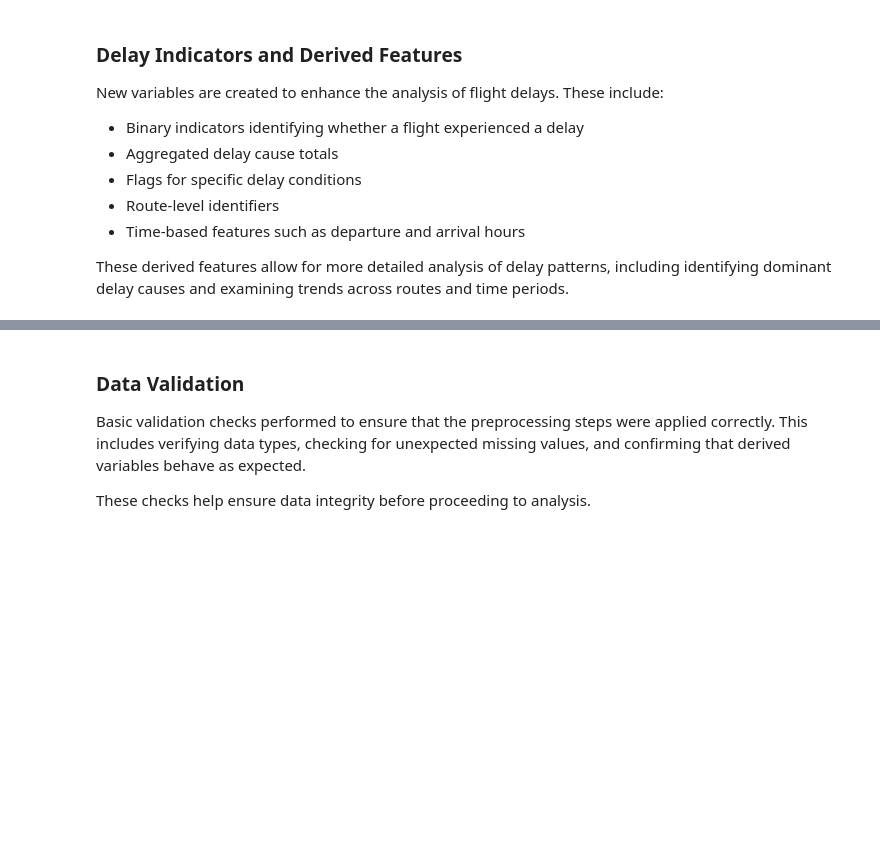
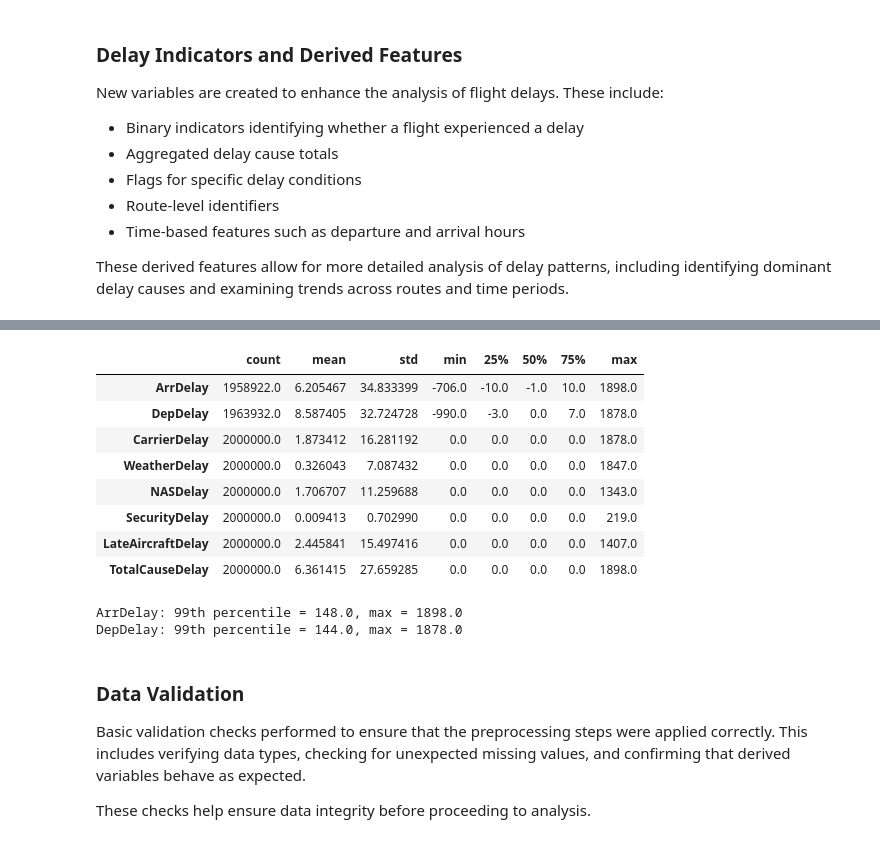
Before and after one commit to zuhrahmoh/Big-Data-Project, a Jupyter notebook: 01_data_cleaning_preprocessing.ipynb, the cells around one changed output, grey strips where cells are left out. Cells and saved outputs as stored; diff of their text form; code cells hidden in the pictures; blank space fills up the shorter version.

```diff
--- a/01_data_cleaning_preprocessing.ipynb
+++ b/01_data_cleaning_preprocessing.ipynb
@@ -164,0 +254,5 @@ df
+# %%
+for col in time_cols:
+    if col in df.columns:
+        invalid_time_count = ((df[col] < 0) | (df[col] > 1439)).sum()
+        print(f"{col}: {invalid_time_count} invalid converted time values")
@@ -217,13 +340,7 @@ These derived features allow for more detailed analysis of delay patterns, inclu
 df["IsArrivalDelayed"] = df["ArrDelay"] > 0
 df["IsDepartureDelayed"] = df["DepDelay"] > 0
 
-df["TotalCauseDelay"] = (
-    df["CarrierDelay"]
-    + df["WeatherDelay"]
-    + df["NASDelay"]
-    + df["SecurityDelay"]
-    + df["LateAircraftDelay"]
-)
+df["TotalCauseDelay"] = df[delay_cause_cols].sum(axis=1)
 
 df["HasCarrierDelay"] = df["CarrierDelay"] > 0
 df["HasWeatherDelay"] = df["WeatherDelay"] > 0
@@ -235,3 +352,5 @@ df["Route"] = df["Origin"].astype(str) + "-" + df["Dest"].astype(str)
 
 df["DepHour"] = (df["CRSDepTime"] // 60).astype("Int64")
 df["ArrHour"] = (df["CRSArrTime"] // 60).astype("Int64")
+
+df.head()
@@ -238,3 +369,28 @@ df["ArrHour"] = (df["CRSArrTime"] // 60).astype("Int64")
+# %%
+delay_cols = ["ArrDelay", "DepDelay", "CarrierDelay", "WeatherDelay",
+              "NASDelay", "SecurityDelay", "LateAircraftDelay", "TotalCauseDelay"]
+
+existing_delay_cols = [col for col in delay_cols if col in df.columns]
+
+display(df[existing_delay_cols].describe().T)
+
+for col in ["ArrDelay", "DepDelay"]:
+    if col in df.columns:
+        q99 = df[col].quantile(0.99)
+        max_val = df[col].max()
+        print(f"{col}: 99th percentile = {q99}, max = {max_val}")
+# %% [output]
+|  | count | mean | std | min | 25% | 50% | 75% | max |
+| ArrDelay | 1958922.0 | 6.205467 | 34.833399 | -706.0 | -10.0 | -1.0 | 10.0 | 1898.0 |
+| DepDelay | 1963932.0 | 8.587405 | 32.724728 | -990.0 | -3.0 | 0.0 | 7.0 | 1878.0 |
+| CarrierDelay | 2000000.0 | 1.873412 | 16.281192 | 0.0 | 0.0 | 0.0 | 0.0 | 1878.0 |
+| WeatherDelay | 2000000.0 | 0.326043 | 7.087432 | 0.0 | 0.0 | 0.0 | 0.0 | 1847.0 |
+| NASDelay | 2000000.0 | 1.706707 | 11.259688 | 0.0 | 0.0 | 0.0 | 0.0 | 1343.0 |
+| SecurityDelay | 2000000.0 | 0.009413 | 0.702990 | 0.0 | 0.0 | 0.0 | 0.0 | 219.0 |
+| LateAircraftDelay | 2000000.0 | 2.445841 | 15.497416 | 0.0 | 0.0 | 0.0 | 0.0 | 1407.0 |
+| TotalCauseDelay | 2000000.0 | 6.361415 | 27.659285 | 0.0 | 0.0 | 0.0 | 0.0 | 1898.0 |
+ArrDelay: 99th percentile = 148.0, max = 1898.0
+DepDelay: 99th percentile = 144.0, max = 1878.0
 # %% [markdown]
 ### Data Validation
 
```
Also changed, not shown: parts of 15 cells of this notebook.
